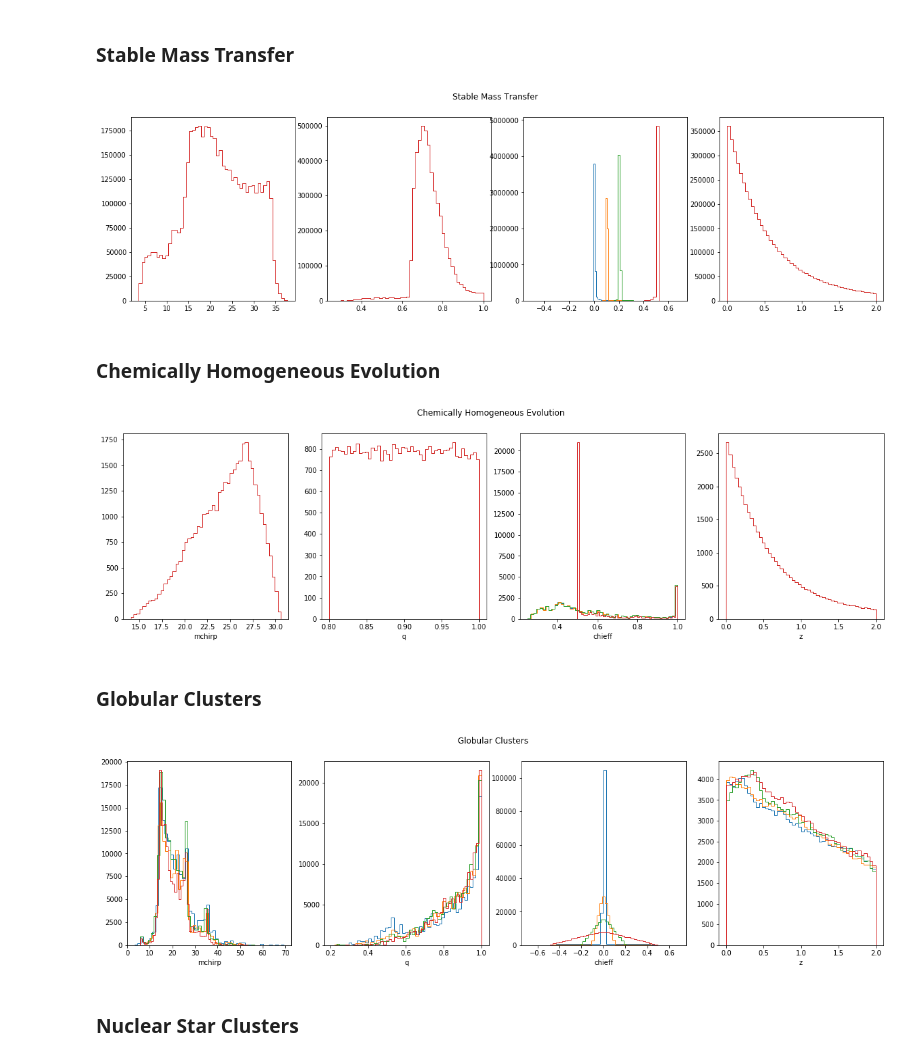
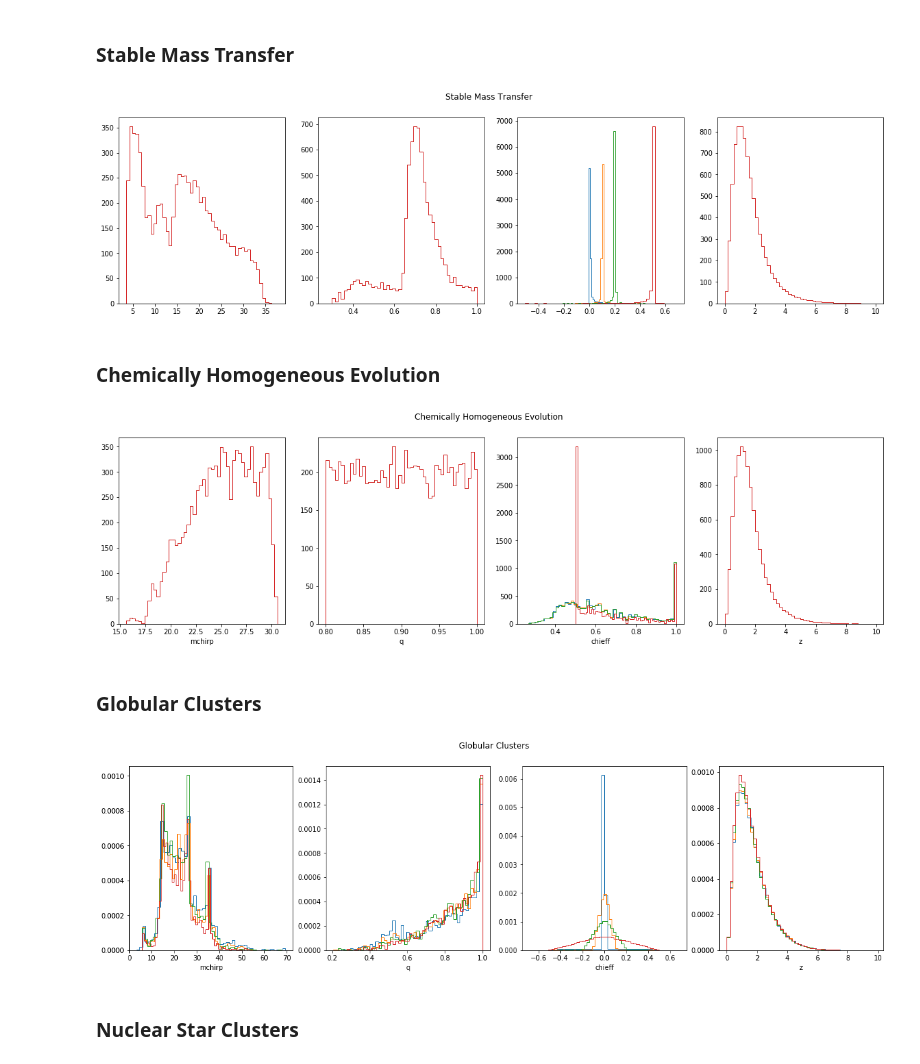
Before and after one commit to michaelzevin/model_selection, a Jupyter notebook: notebooks/process_unweighted_data.ipynb, the cells around one changed output. Saved outputs shown, nothing was run; the diff lists cells and outputs as text; code cells hidden in the pictures.

Commit message:
updated unweighted models to fix GC and NSC distributions. notebooks updated

```diff
--- a/notebooks/process_unweighted_data.ipynb
+++ b/notebooks/process_unweighted_data.ipynb
@@ -18,12 +19,13 @@ import peters
 # %%
 # parameters to be used when selecting samples
 
-z_max = 2 #max redshift of the sample
+z_max = 10 #max redshift of the sample
 mchirp_max = 80 #max chirp mass
-Nsamp_max = None #samples we draw to build our population
-### FIXME: this isn't enough to resolve the high-mass tail
+Nsamp_max = None #samples we draw to build our population, will use all if None
 
 params = ['mchirp','q','chieff','z']
+
+base_path = '/Users/michaelzevin/research/model_selection/model_selection/data/spin_models/'
 # %%
 # useful functions
 
@@ -58,9 +60,10 @@ def smear_zero_spin(N, sig=0.005):
     chi = norm.rvs(loc=0, scale=sig, size=N)
     return np.abs(chi)
 
-def plot_params(df, axs, spin_name, params=params):
+def plot_params(df, axs, spin_name, params=params, weights=None):
     for ax, param in zip(axs,params):
-        ax.hist(df[param], bins=50, histtype='step')
+        if weights is not None:
+            ax.hist(df[param], bins=50, histtype='step', weights=weights)
         if spin_name == 'chi00':
             ax.set_xlabel(param)
             #ax.set_yscale('log')
@@ -128,7 +131,7 @@ spin_names = ['chi00','chi01','chi02','chi05']
 for alpha, alpha_name in tqdm(zip(alpha_vals, alpha_names), total=len(alpha_vals)):
 
     # read in CE systems first
-    data = np.load('spin_models/CE/infinite_sensitivity_alpha_'+str(alpha)+'.npz')
+    data = np.load(os.path.join(base_path,'CE/infinite_sensitivity_alpha_'+str(alpha)+'.npz'))
 
     index = data['index']
     a_2 = data['a_2'][index]
@@ -183,10 +186,10 @@ for alpha, alpha_name in tqdm(zip(alpha_vals, alpha_names), total=len(alpha_vals
         df = df.loc[df['mchirp'] < mchirp_max]
 
         # plot
-        plot_params(df, axs, spin_name)
-        fig.suptitle('Common Envelop: alpha={:s}'.format(alpha))
+        plot_params(df, axs, spin_name, weights=df['weight'])
+        fig.suptitle('Common Envelope: alpha={:s}'.format(alpha))
 
         df = df[['mchirp','q','chieff','z','m1','m2','s1x','s1y','s1z','s2x','s2y','s2z','weight']]
         df = df.reset_index(drop=True)
-        df.to_hdf('spin_models/unweighted_models.hdf5', key='/CE/'+spin_name+'/'+alpha_name, mode='a')
+        df.to_hdf(os.path.join(base_path,'unweighted_models.hdf5'), key='/CE/'+spin_name+'/'+alpha_name, mode='a')
 # %% [output]
@@ -199,7 +202,7 @@ for alpha, alpha_name in tqdm(zip(alpha_vals, alpha_names), total=len(alpha_vals
 ### Stable Mass Transfer
 # %%
 # read in SMT systems, all alphas are the same so just use one of them
-data = np.load('spin_models/SMT/infinite_sensitivity_alpha_1.0.npz')
+data = np.load(os.path.join(base_path,'SMT/infinite_sensitivity_alpha_1.0.npz'))
 
 index = data['index']
 a_2 = data['a_2'][index]
@@ -232,36 +235,36 @@ for val, name in tqdm(zip(spin_vals, spin_names), total=len(spin_vals)):
 
     # if secondary spin is less than assumed natal spin, set it to this value instead
     df.loc[df.a2 < val, "a2"] = val
 
     # assume aligned spins
     df['tilt1'] = np.asarray(df['tilt2'])
 
     #  give random noise to spin values, make sure spins are not greater than 1
     for a in ['a1','a2']:
         df[a] = df[a] + smear_zero_spin(len(df))
         df.loc[df[a]>1, a] = 1.0
 
     df['mchirp'] = mchirp(df['m1'], df['m2'])
     df['q'] = massratio(df['m1'], df['m2'])
     df['tilt1'] = np.asarray(df['tilt2'])
 
     df['s1x'],df['s1y'],df['s1z'] = gen_spinvecs_from_chitilt(df['a1'], df['tilt1'])
     df['s2x'],df['s2y'],df['s2z'] = gen_spinvecs_from_chitilt(df['a2'], df['tilt2'])
 
     df['chieff'] = chieff(df['m1'], df['m2'], df['s1z'], df['s2z'])
 
     # max chirp mass cut
     df = df.loc[df['mchirp'] < mchirp_max]
 
     # plot
-    plot_params(df, axs, spin_name)
+    plot_params(df, axs, spin_name, weights=df['weight'])
     fig.suptitle('Stable Mass Transfer')
 
     df = df[['mchirp','q','chieff','z','m1','m2','s1x','s1y','s1z','s2x','s2y','s2z','weight']]
     df = df.reset_index(drop=True)
-    df.to_hdf('spin_models/unweighted_models.hdf5', key='/SMT/'+name, mode='a')
+    df.to_hdf(os.path.join(base_path,'unweighted_models.hdf5'), key='/SMT/'+name, mode='a')
 # %% [output]
-[figure, old version]
+[figure, new version]
 # %% [markdown]
 ### Chemically Homogeneous Evolution
 # %%
@@ -312,13 +318,13 @@ for val, name in zip([0.0,0.1,0.2,0.5],['chi00','chi01','chi02','chi05']):
     df = df.loc[df['mchirp'] < mchirp_max]
 
     # plot
-    plot_params(df, axs, name)
+    plot_params(df, axs, name, weights=df['weight'])
     fig.suptitle('Chemically Homogeneous Evolution')
 
     df = df[['mchirp','q','chieff','z','m1','m2','s1x','s1y','s1z','s2x','s2y','s2z','weight']]
     df = df.reset_index(drop=True)
-    df.to_hdf('spin_models/unweighted_models.hdf5', key='/CHE/'+name, mode='a')
+    df.to_hdf(os.path.join(base_path,'unweighted_models.hdf5'), key='/CHE/'+name, mode='a')
 # %% [output]
-[figure, old version]
+[figure, new version]
 # %% [markdown]
 ### Globular Clusters
@@ -365,14 +384,14 @@ for chib, name in zip([0.0, 0.1, 0.2, 0.5],['chi00','chi01','chi02','chi05']):
     df = df.loc[df['mchirp'] < mchirp_max]
 
     # plot
-    plot_params(df, axs, name)
+    plot_params(df, axs, name, weights=df['weight'])
     fig.suptitle('Globular Clusters')
 
     # save data
     df = df.reset_index(drop=True)
-    df.to_hdf('spin_models/unweighted_models.hdf5', key='/GC/'+name, mode='a')
+    df.to_hdf(os.path.join(base_path,'unweighted_models.hdf5'), key='/GC/'+name, mode='a')
 # %% [output]
-[figure, old version]
+[figure, new version]
 # %% [markdown]
 ###  Nuclear Star Clusters
 # %%
```
Also changed, not shown: parts of 10 cells of this notebook, 5 other files.
